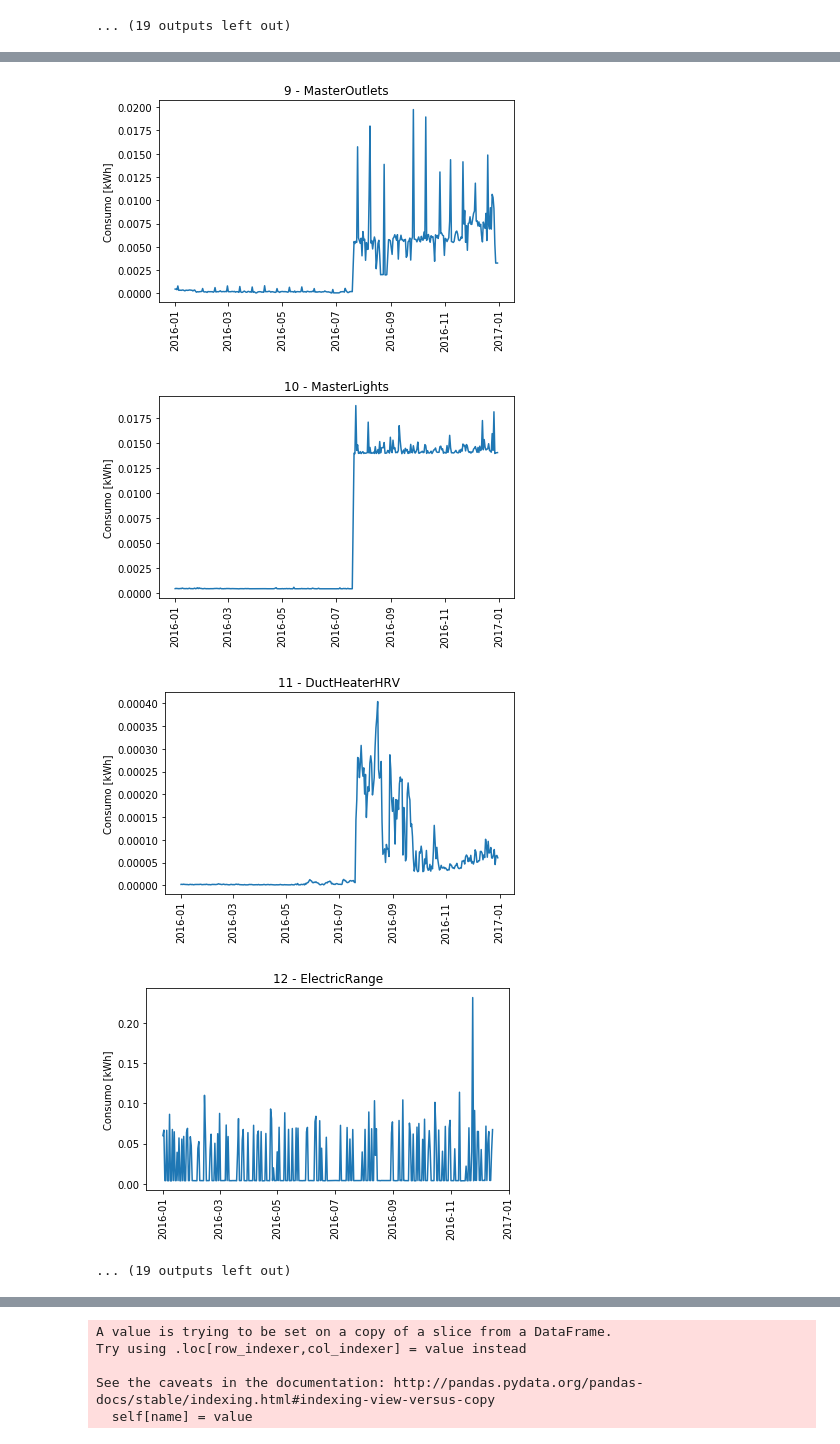
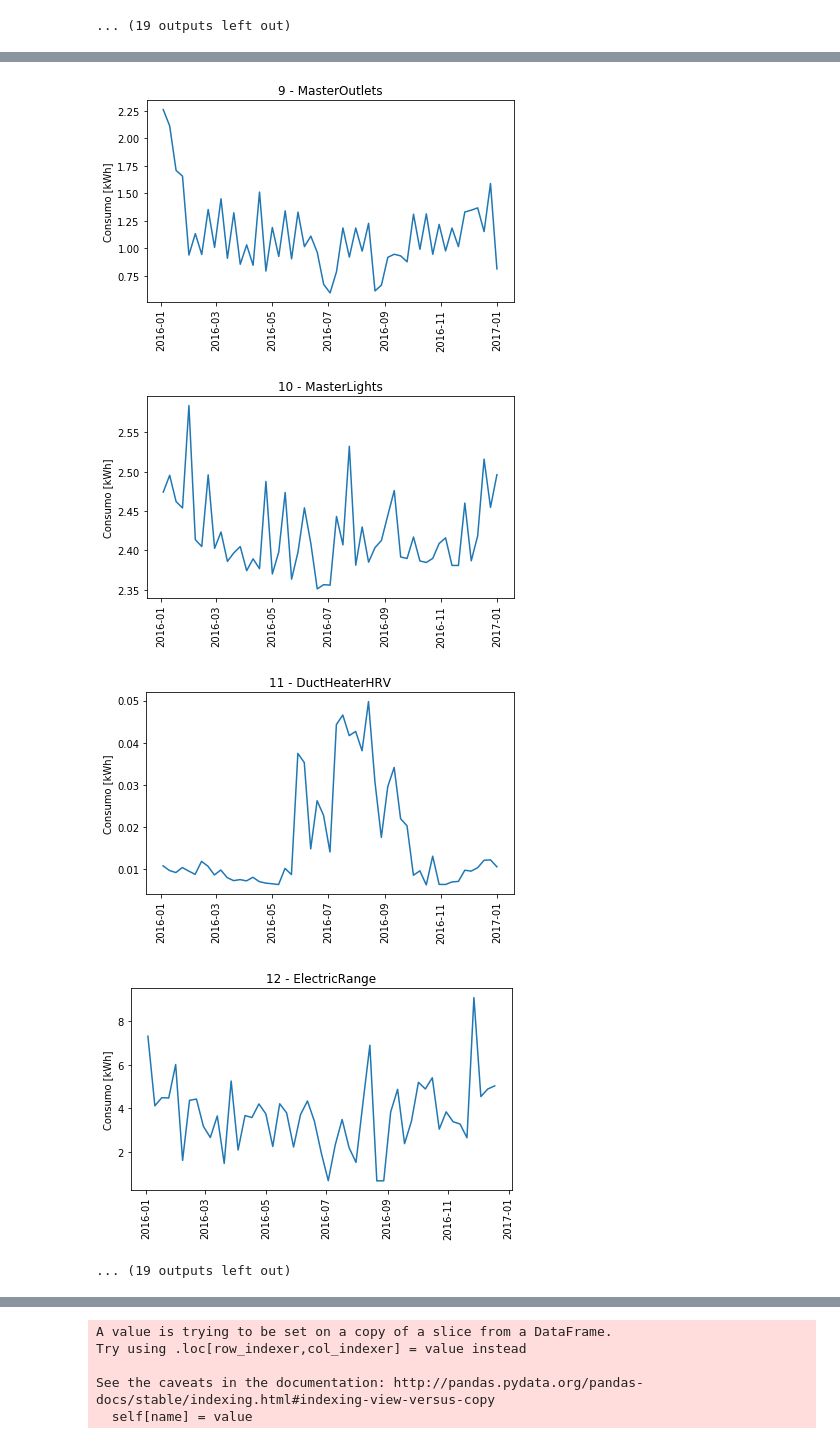
Before and after one commit to tiagoyukio12/TCC-2019, a Jupyter notebook: predicao/predicao.ipynb, the cells around one changed output, grey strips where cells are left out. Cells and saved outputs as stored; diff of their text form; code cells hidden in the pictures.

Commit message:
Fix total consumption query

```diff
--- a/predicao/predicao.ipynb
+++ b/predicao/predicao.ipynb
@@ -106,22 +106,22 @@ print(channels)
 
 [502743 rows x 2 columns]]
 # %%
-def qry_pot_channel(start, end, i_channel):
+def qry_pot_channel(i_channel, start, end):
     """Runs a query for the potency consumption in a channel in the specified period.
 
     Args:
+        i_channel(int): index of the channel.
         start (str): start of the period as "YYYY-MM-DD hh:mm:ss".
-        end (str): end of the period as "YYYY-MM-DD hh:mm:ss"
-        i_channel(int): index of the channel.
+        end (str): end of the period as "YYYY-MM-DD hh:mm:ss".
 
     Returns:
         str: csv of the query as [index, time, consumption].
     """
-    if i_channel < 1 or i_channel > len(channels):
-        raise Exception('Channel number should be 1-{}. The value was {}'.format(len(labels), i_channel))
+    if i_channel < 0 or i_channel >= len(channels):
+        raise Exception('Channel number should be 0-{}. The value was {}'.format(len(labels) - 1, i_channel))
 
     # Select the desired period from channel
-    ch = channels[i_channel - 1]
+    ch = channels[i_channel]
     mask = (ch.t >= start) & (ch.t < end)
     ch_period = ch.loc[mask]
 
@@ -131,7 +131,7 @@ def qry_pot_channel(start, end, i_channel):
 
 # Plot data from day 2016-01-01
 for i in range(len(channels)):
-    query = qry_pot_channel('2016-01-01', '2016-01-02 00:00:05', i + 1)
+    query = qry_pot_channel(i, '2016-01-01', '2016-01-02 00:00:05')
 
     # Convert query string to pandas.DataFrame
     ch = pd.read_csv(StringIO(query), delimiter=',', header=0, usecols=[1, 2])
@@ -159,38 +159,44 @@ for i in range(len(channels)):
 [figure]
 ... (19 outputs left out)
 # %%
-def qry_daily_cons_channel(start, end, i_channel):
-    """Runs a query for the daily consumption in a channel in the specified period.
+def qry_total_cons_channel(i_channel, start, end, frequency):
+    """Runs a query for the total consumption in a channel in the specified period.
 
     Args:
+        i_channel (int): index of the channel.
         start (str): start of the period as "YYYY-MM-DD hh:mm:ss".
         end (str): end of the period as "YYYY-MM-DD hh:mm:ss".
-        i_channel (int): index of the channel.
+        frequency (str): Period of consumption. 'D', 'W', or 'M' (daily, weekly or monthly).
 
     Returns:
         str: csv of the query as [index, date, daily consumption].
     """
-    if i_channel < 1 or i_channel > len(channels):
+    if i_channel < 0 or i_channel >= len(channels):
         raise Exception('Channel number should be 1-{}. The value was {}'.format(len(labels), i_channel))
 
     # Select the desired period from channel
-    ch = channels[i_channel - 1]
+    ch = channels[i_channel]
     mask = (ch.t >= start) & (ch.t < end)
     ch_period = ch.loc[mask]
 
-    # Aggregate consumption by day
+    # Find mean consumption by day, week, or month
     cons = ch_period.copy()
     cons = cons.set_index('t')
-    cons = cons.groupby(pd.Grouper(freq='D')).transform(np.cumsum).resample('D').ohlc()
+    cons = cons.groupby(pd.Grouper(freq=frequency)).mean().dropna(how='all')
     cons = cons.reset_index()
-    cons = pd.concat([cons.t, cons.pot.high], axis=1)
+    cons = pd.concat([cons.t, cons.pot], axis=1)
     cons.columns = ['t', 'energy']
 
     # Remove days without consumption data
     cons = cons[~cons.energy.isna()]
 
-    # Convert to kWh. Period between measures is 2.5 s
-    cons.energy *= 2.5 / (1e3 * 3600)
+    # Convert to kWh
+    period_hours = 24
+    if frequency == 'W':
+        period_hours *= 7
+    if frequency == 'M':
+        period_hours *= 30
+    cons.energy = cons.energy * period_hours / 1e3
 
     # Return query as csv string
     return cons.to_csv()
@@ -199,7 +205,7 @@ def qry_daily_cons_channel(start, end, i_channel):
 # Plot daily consumption for each channel for all period available
 day_cons = []
 for i in range(len(channels)):
-    query = qry_daily_cons_channel('2016-01-01', '2016-12-31', i + 1)
+    query = qry_total_cons_channel(i, '2016-01-01', '2016-12-31', 'W')
 
     cons = pd.read_csv(StringIO(query), delimiter=',', header=0, usecols=[1, 2])
     cons.t = pd.to_datetime(cons.t)
@@ -223,7 +229,7 @@ for i in range(len(channels)):
-[figure, old version]
+[figure, new version]
-[figure, old version]
+[figure, new version]
-[figure, old version]
+[figure, new version]
-[figure, old version]
+[figure, new version]
 ... (19 outputs left out)
 # %%
 import csv
```
Also changed, not shown: parts of 6 cells of this notebook.
